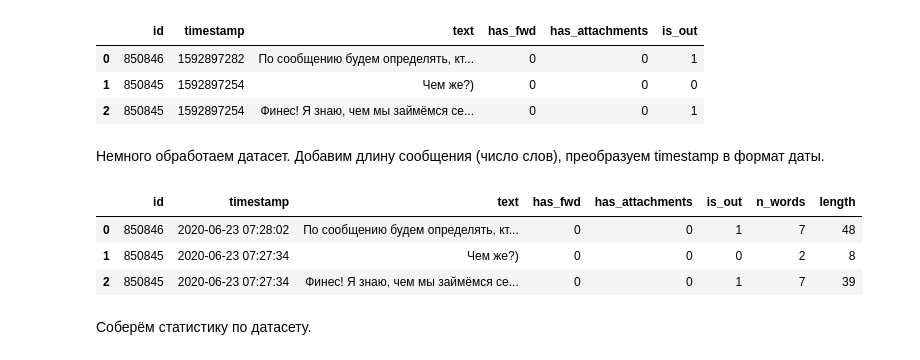
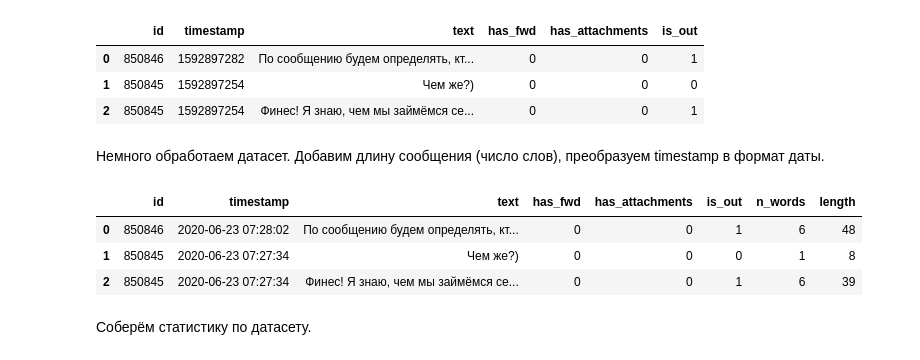
Before and after one commit to ShishckovA/messageGuesser, a Jupyter notebook: messageGuesser.ipynb, the cells around one changed output. Saved outputs shown, nothing was run; the diff lists cells and outputs as text; code cells hidden in the pictures.

```diff
--- a/messageGuesser.ipynb
+++ b/messageGuesser.ipynb
@@ -44,16 +44,16 @@ df.head(3)
 # %% [markdown]
 Немного обработаем датасет. Добавим длину сообщения (число слов), преобразуем timestamp в формат даты.
 # %%
-df["n_words"] = df["text"].apply(lambda string: len(string.split()))
+df["n_words"] = df["text"].str.count(" ")
 df["length"] =  df["text"].str.len()
 df["timestamp"] = pd.to_datetime(df["timestamp"], unit="s")
-
+df = df.dropna()
 df.head(3)
 # %% [output]
 |  | id | timestamp | text | has_fwd | has_attachments | is_out | n_words | length |
-| 0 | 850846 | 2020-06-23 07:28:02 | По сообщению будем определять, кт... | 0 | 0 | 1 | 7 | 48 |
-| 1 | 850845 | 2020-06-23 07:27:34 | Чем же?) | 0 | 0 | 0 | 2 | 8 |
-| 2 | 850845 | 2020-06-23 07:27:34 | Финес! Я знаю, чем мы займёмся се... | 0 | 0 | 1 | 7 | 39 |
+| 0 | 850846 | 2020-06-23 07:28:02 | По сообщению будем определять, кт... | 0 | 0 | 1 | 6 | 48 |
+| 1 | 850845 | 2020-06-23 07:27:34 | Чем же?) | 0 | 0 | 0 | 1 | 8 |
+| 2 | 850845 | 2020-06-23 07:27:34 | Финес! Я знаю, чем мы займёмся се... | 0 | 0 | 1 | 6 | 39 |
 # %% [markdown]
 Соберём статистику по датасету.
 # %%
```
Also changed, not shown: parts of 1 cell of this notebook.
